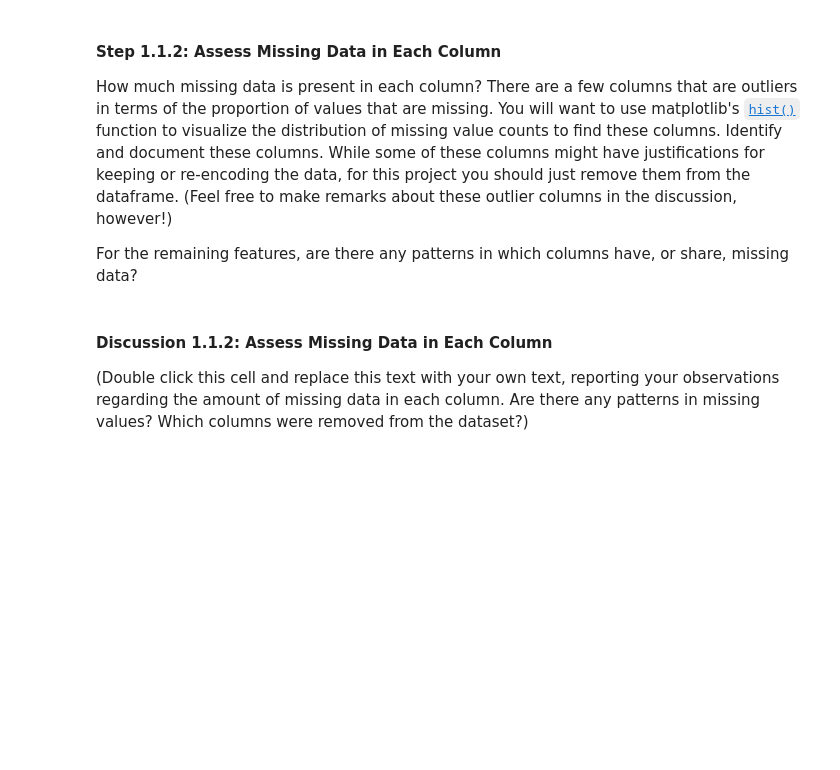
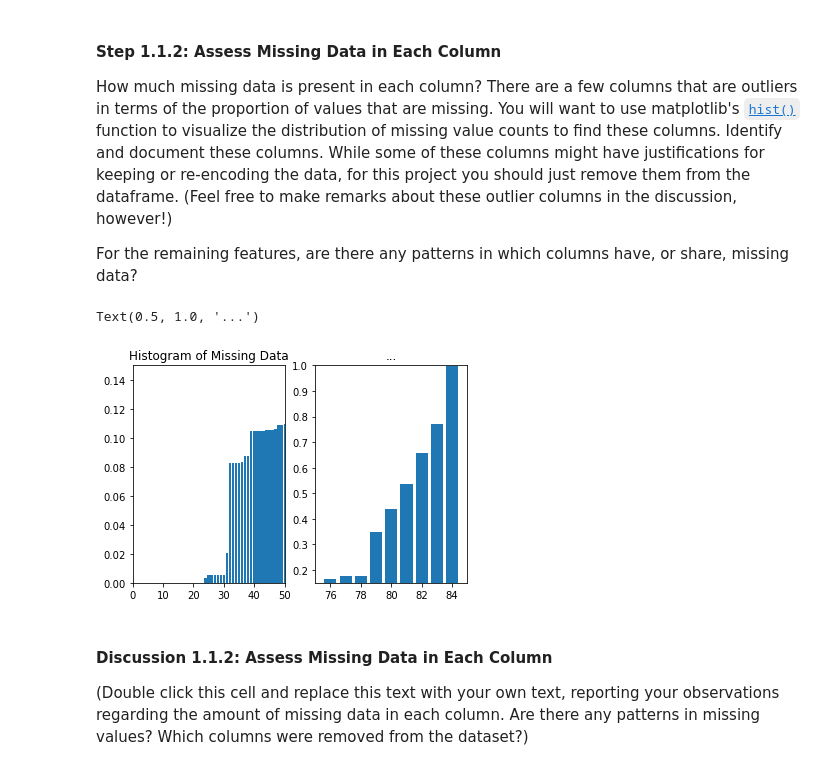
Before and after one commit to amcumber/udacity-identify-customer-segments, a Jupyter notebook: Identify_Customer_Segments.ipynb, the cells around one changed output. Cells and saved outputs as stored; diff of their text form; code cells hidden in the pictures; blank space fills up the shorter version.

```diff
--- a/Identify_Customer_Segments.ipynb
+++ b/Identify_Customer_Segments.ipynb
@@ -64,0 +96,27 @@ The fourth column of the feature attributes summary (loaded in above as `feat_in
+# %%
+def get_nulls(feats):
+    null_map = {}
+    for idx, row in feats.iterrows():
+        str_nulls = row['missing_or_unknown'].strip('[]')
+        if len(str_nulls) > 0:  # Check for empty
+            try:
+                nulls = [int(i) for i in str_nulls.split(',')]
+            except ValueError:  # non int val
+                nulls = [i for i in str_nulls.split(',')]
+            null_map[row['attribute']] = nulls
+    return null_map
+
+def clean_feature(df, key, nulls):
+    is_int = True
+    for null in nulls:
+        if type(null) == str:
+            is_int = False
+        df.loc[df[key] == null, key] = np.nan
+    return df
+
+def clean(df2, feats):
+    df = df2.copy()
+    null_map = get_nulls(feats)
+    for key, nulls in null_map.items():
+        df = clean_feature(df, key, nulls)
+    return df
@@ -65,5 +150,6 @@ The fourth column of the feature attributes summary (loaded in above as `feat_in
 # %%
 # Identify missing or unknown data values and convert them to NaNs.
+clean_azdias = clean(azdias, feat_info)
 # %% [markdown]
 #### Step 1.1.2: Assess Missing Data in Each Column
 
@@ -73,3 +162,21 @@ For the remaining features, are there any patterns in which columns have, or sha
+# %%
+y = clean_azdias.isna().sum().reset_index().set_index(0).sort_index().index
+y /= len(clean_azdias.index)
+x = range(len(y))
+ax1 = plt.subplot(1,2,1)
+ax1.bar(x, y)
+ax1.set_xlim([0,50])
+ax1.set_ylim([0, 0.15])
+
+ax2 = plt.subplot(1,2,2)
+ax2.bar(x, y)
+ax2.set_xlim([75, 85])
+ax2.set_ylim([0.15, 1.0])
+ax1.set_title('Histogram of Missing Data')
+ax2.set_title('...')
+# %% [output]
+Text(0.5, 1.0, '...')
+[figure, added]
 # %%
 # Perform an assessment of how much missing data there is in each column of the
 # dataset.
```
Also changed, not shown: parts of 5 cells of this notebook.
